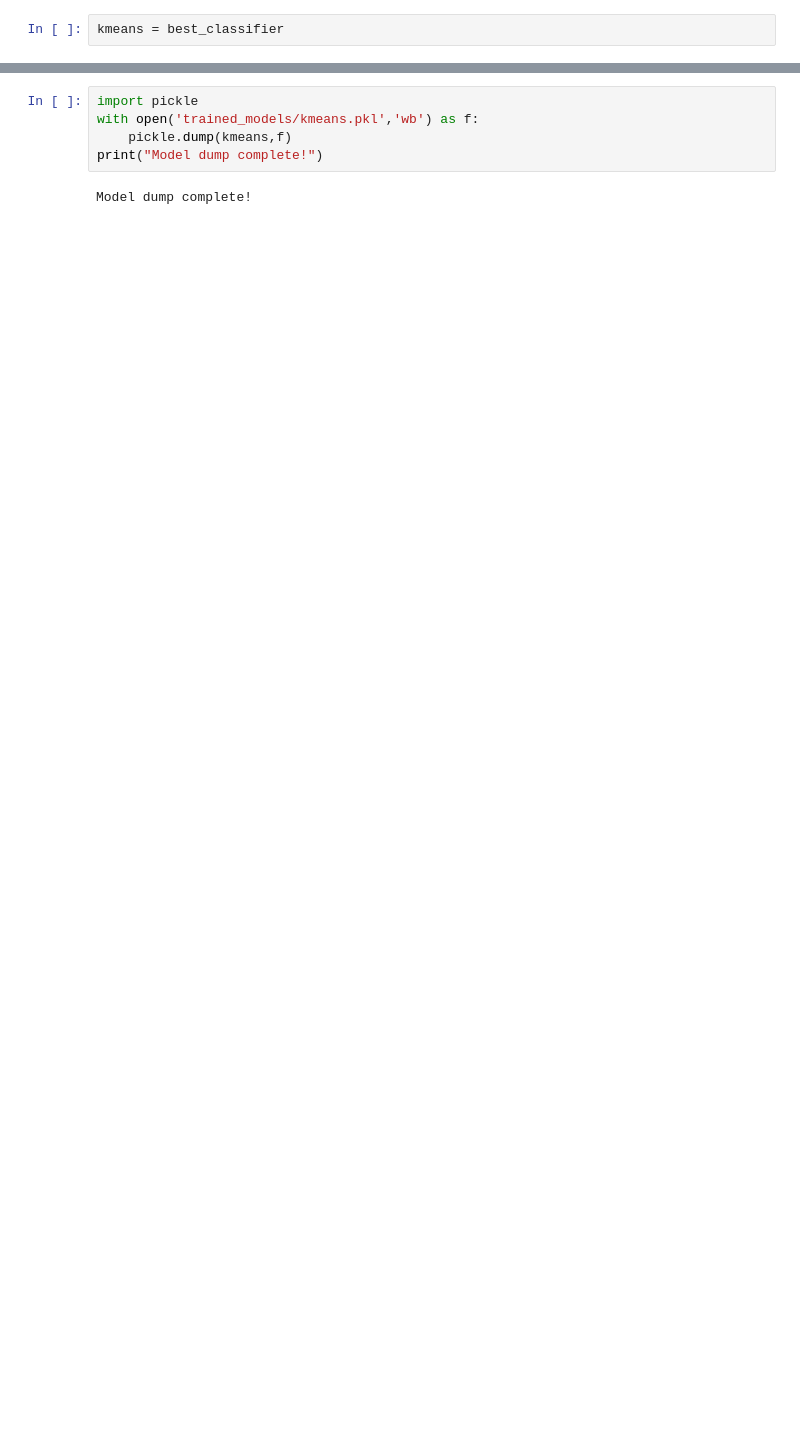
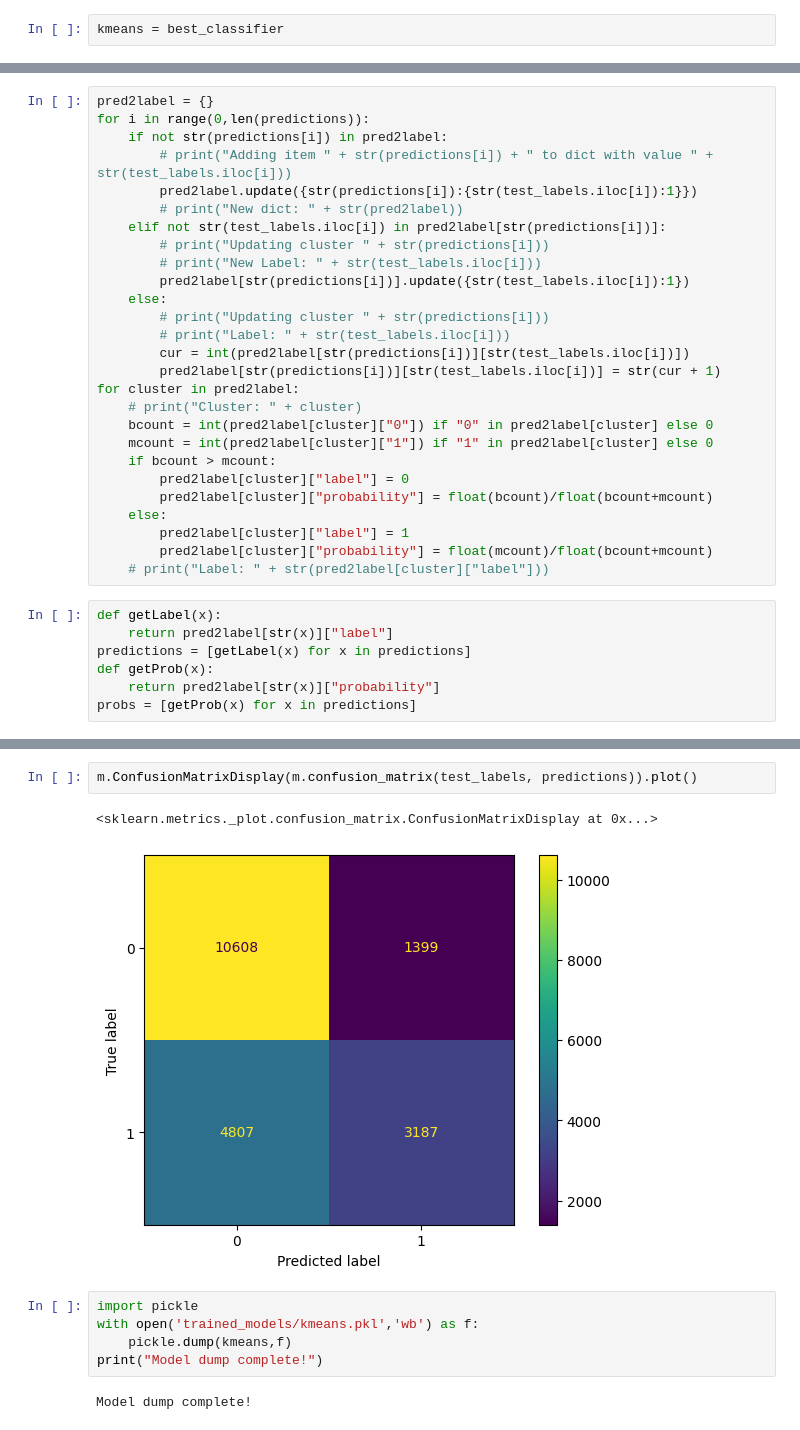
Before and after one commit to lucinder/URLClassification-ML, a Jupyter notebook: src/KMeans_train.ipynb, the cells around one changed output, grey strips where cells are left out. Saved outputs shown, nothing was run; the diff lists cells and outputs as text; blank space fills up the shorter version.

Commit message:
updating all unsupervised models for data uniformity, accuracies, exports

```diff
--- a/src/KMeans_train.ipynb
+++ b/src/KMeans_train.ipynb
@@ -217,0 +224,34 @@ V-Measure score: 0.03317156992807101
+# %%
+pred2label = {}
+for i in range(0,len(predictions)):
+    if not str(predictions[i]) in pred2label:
+        # print("Adding item " + str(predictions[i]) + " to dict with value " + str(test_labels.iloc[i]))
+        pred2label.update({str(predictions[i]):{str(test_labels.iloc[i]):1}})
+        # print("New dict: " + str(pred2label))
+    elif not str(test_labels.iloc[i]) in pred2label[str(predictions[i])]:
+        # print("Updating cluster " + str(predictions[i]))
+        # print("New Label: " + str(test_labels.iloc[i]))
+        pred2label[str(predictions[i])].update({str(test_labels.iloc[i]):1})
+    else:
+        # print("Updating cluster " + str(predictions[i]))
+        # print("Label: " + str(test_labels.iloc[i]))
+        cur = int(pred2label[str(predictions[i])][str(test_labels.iloc[i])])
+        pred2label[str(predictions[i])][str(test_labels.iloc[i])] = str(cur + 1)
+for cluster in pred2label:
+    # print("Cluster: " + cluster)
+    bcount = int(pred2label[cluster]["0"]) if "0" in pred2label[cluster] else 0
+    mcount = int(pred2label[cluster]["1"]) if "1" in pred2label[cluster] else 0
+    if bcount > mcount:
+        pred2label[cluster]["label"] = 0
+        pred2label[cluster]["probability"] = float(bcount)/float(bcount+mcount)
+    else:
+        pred2label[cluster]["label"] = 1
+        pred2label[cluster]["probability"] = float(mcount)/float(bcount+mcount)
+    # print("Label: " + str(pred2label[cluster]["label"]))
+# %%
+def getLabel(x):
+    return pred2label[str(x)]["label"]
+predictions = [getLabel(x) for x in predictions]
+def getProb(x):
+    return pred2label[str(x)]["probability"]
+probs = [getProb(x) for x in predictions]
@@ -218,3 +275,8 @@ V-Measure score: 0.03317156992807101
+# %%
+m.ConfusionMatrixDisplay(m.confusion_matrix(test_labels, predictions)).plot()
+# %% [output]
+<sklearn.metrics._plot.confusion_matrix.ConfusionMatrixDisplay at 0x...>
+[figure, added]
 # %%
 import pickle
 with open('trained_models/kmeans.pkl','wb') as f:
```
Also changed, not shown: parts of 12 cells of this notebook, 9 other files.
